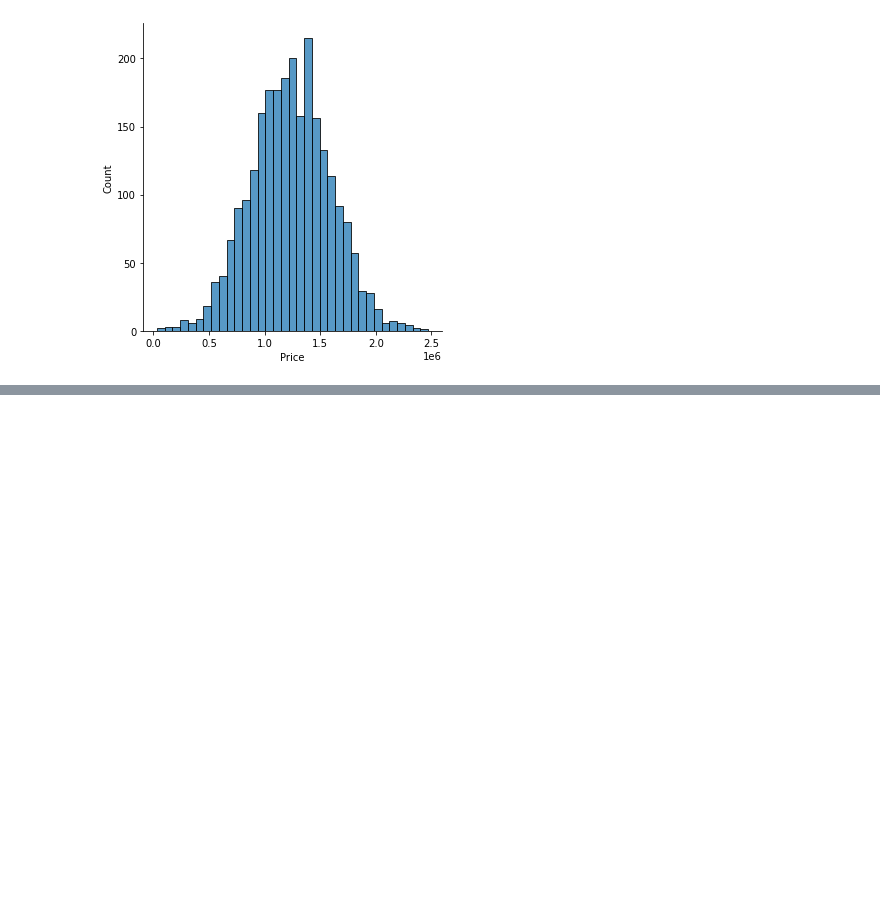
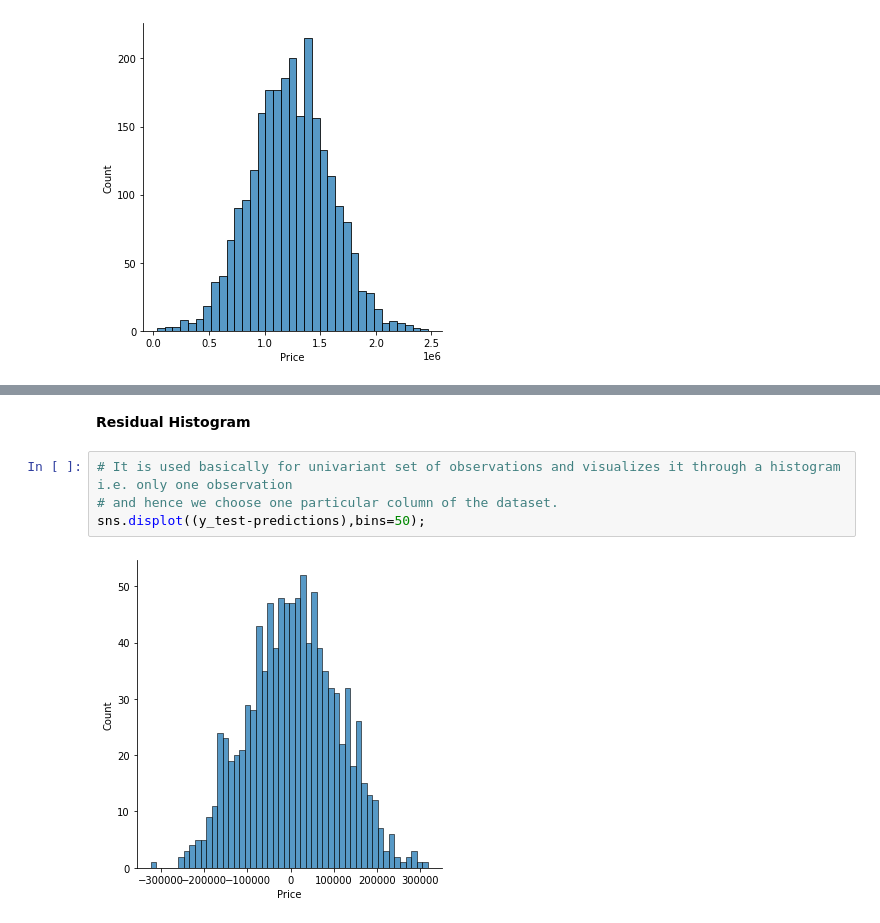
Before and after one commit to zacharyvunguyen/LinearRegressionIntro, a Jupyter notebook: Linear_regression_intro.ipynb, the cells around one changed output, grey strips where cells are left out. Drawn from its saved outputs; the diff is of its cells as text; blank space fills up the shorter version.

```diff
--- a/Linear_regression_intro.ipynb
+++ b/Linear_regression_intro.ipynb
@@ -113,0 +205,8 @@ sns.heatmap(df_USAhousing.corr()) # TODO 2
+# %% [markdown]
+**Residual Histogram**
+# %%
+# It is used basically for univariant set of observations and visualizes it through a histogram i.e. only one observation
+# and hence we choose one particular column of the dataset.
+sns.displot((y_test-predictions),bins=50);
+# %% [output]
+[figure, added]
```
Also changed, not shown: parts of 20 cells of this notebook.
